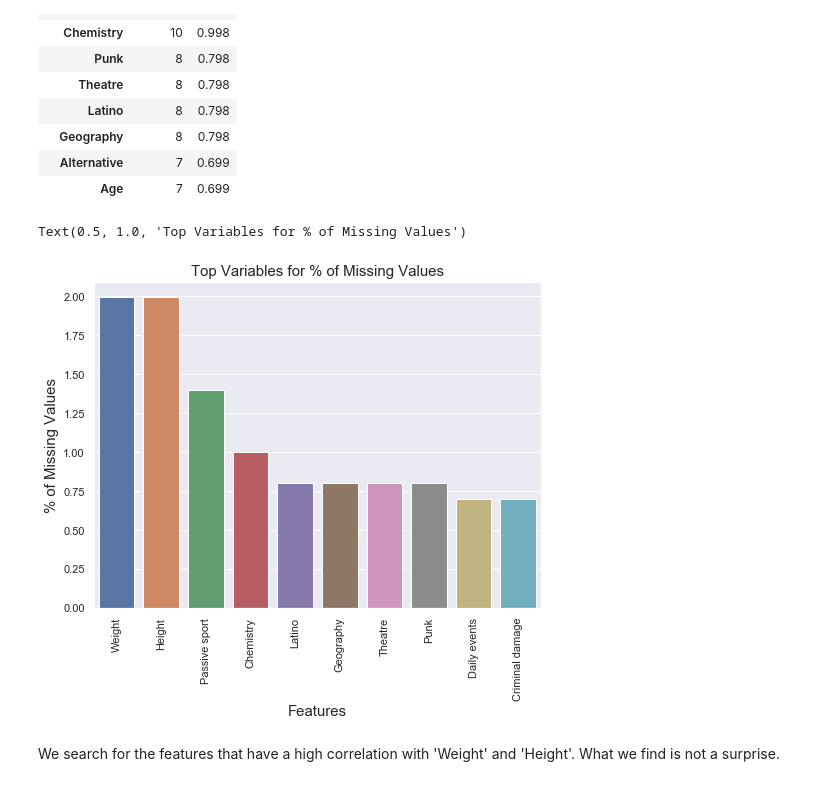
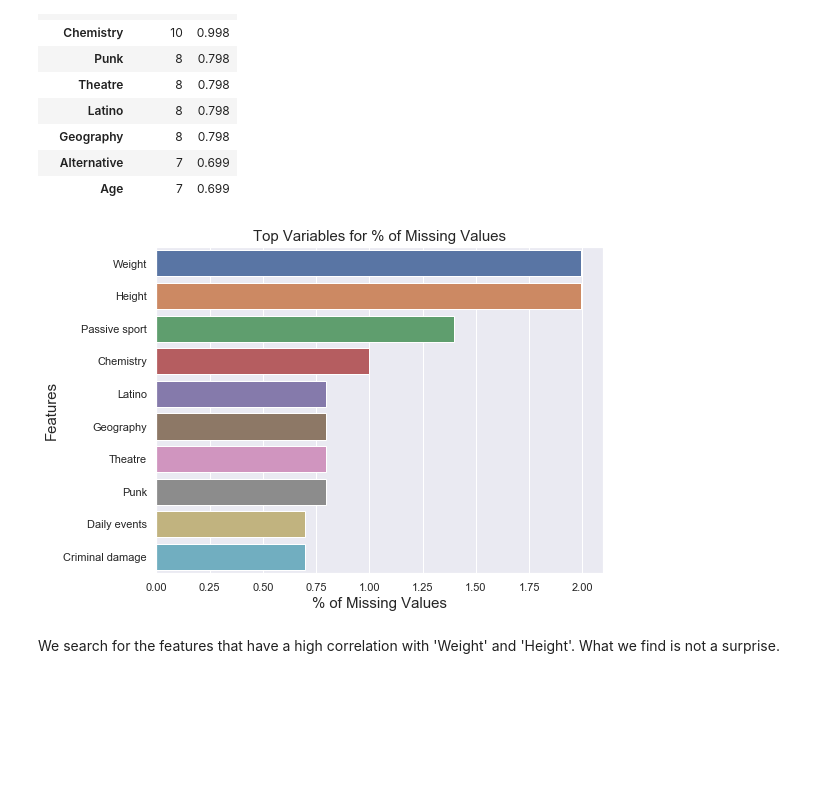
Before and after one commit to Shakk17/SmokerPredictor, a Jupyter notebook: data_analysis.ipynb, the cells around one changed output. Cells and saved outputs as stored; diff of their text form; code cells hidden in the pictures; blank space fills up the shorter version.

```diff
--- a/data_analysis.ipynb
+++ b/data_analysis.ipynb
@@ -253,14 +260,12 @@ missing_data.head(10)
 | Age | 7 | 0.699 |
 # %%
 f, ax = plt.subplots(figsize=(8,6))
-plt.xticks(rotation='90')
-sns.barplot(x=data_na.index[:10], y=data_na[:10])
-plt.xlabel('Features', fontsize=15)
-plt.ylabel('% of Missing Values', fontsize=15)
-plt.title('Top Variables for % of Missing Values', fontsize=15)
+sns.barplot(x=data_na[:10], y=data_na.index[:10])
+plt.xlabel('% of Missing Values', fontsize=15)
+plt.ylabel('Features', fontsize=15)
+plt.title('Top Variables for % of Missing Values', fontsize=15);
 # %% [output]
-Text(0.5, 1.0, 'Top Variables for % of Missing Values')
-[figure, old version]
+[figure, new version]
 # %% [markdown]
 We search for the features that have a high correlation with 'Weight' and 'Height'. What we find is not a surprise.
 # %%
```
Also changed, not shown: parts of 10 cells of this notebook, 1 other file.
